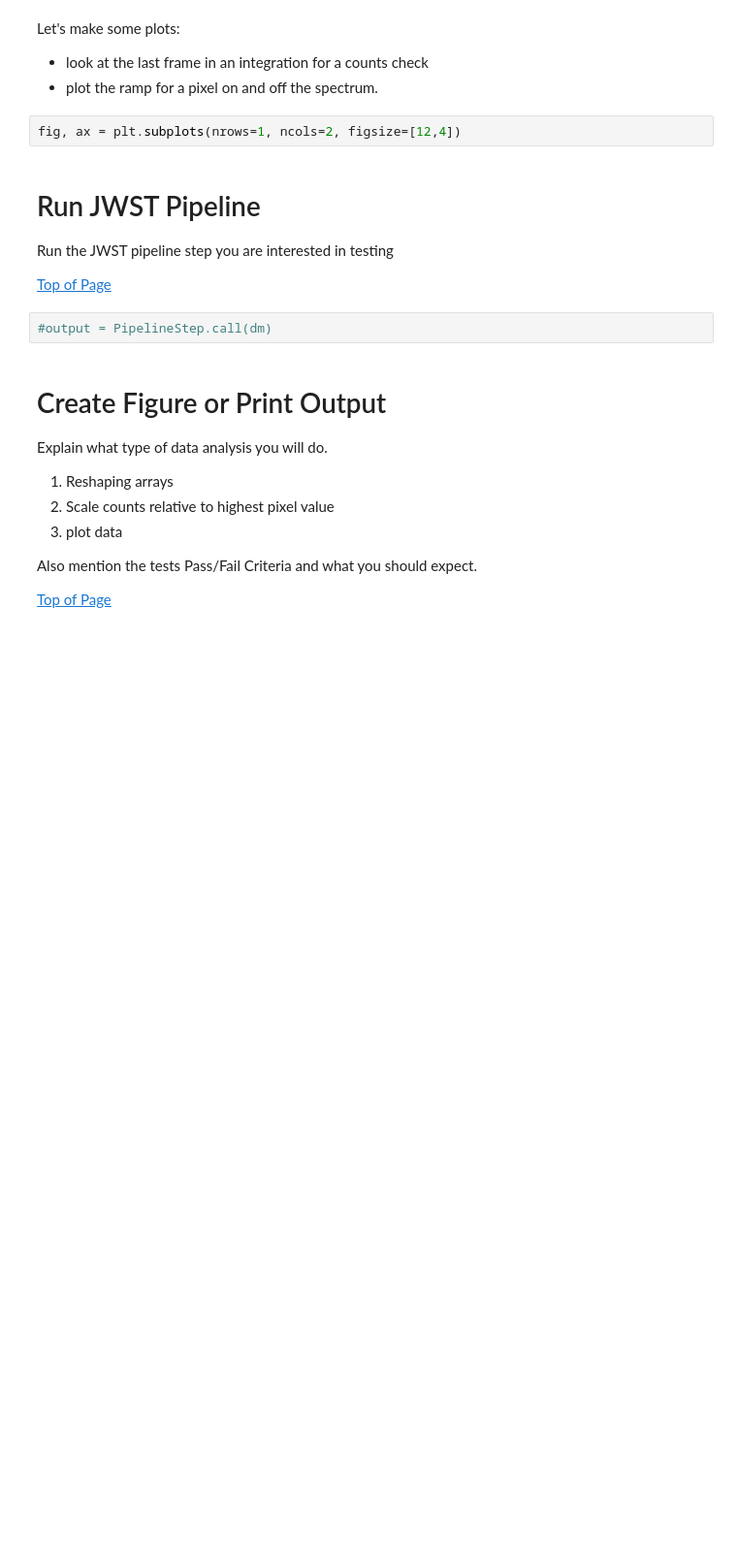
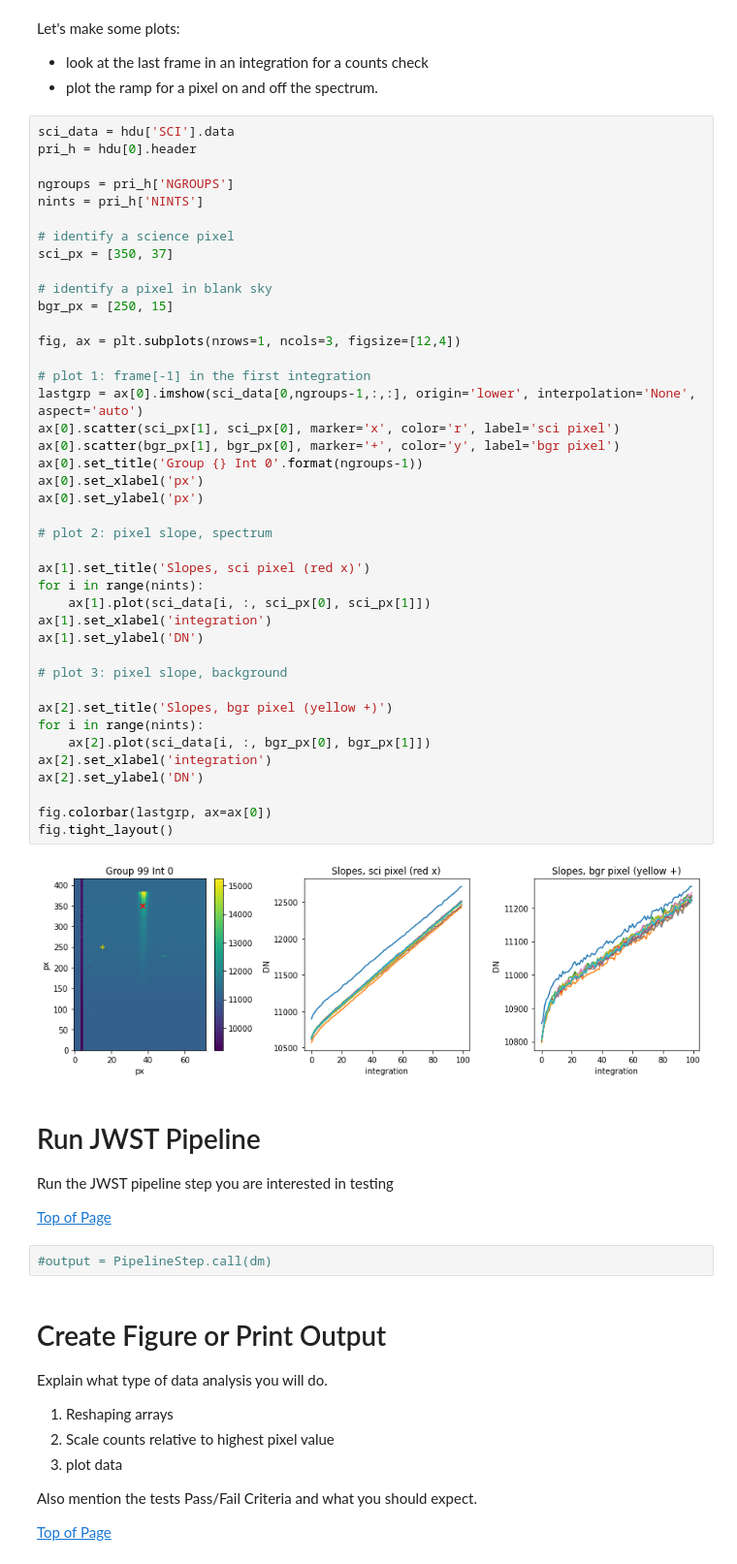
Before and after one commit to spacetelescope/jwst_validation_notebooks, a Jupyter notebook: jwst_validation_notebooks/caldetector1/caldetector1-miri-lrs-tso.ipynb, the cells around one changed output. Shown at 97% size. Saved outputs shown, nothing was run; the diff lists cells and outputs as text; blank space fills up the shorter version.

Commit message:
completed code for initial checks and plots

```diff
--- a/jwst_validation_notebooks/caldetector1/caldetector1-miri-lrs-tso.ipynb
+++ b/jwst_validation_notebooks/caldetector1/caldetector1-miri-lrs-tso.ipynb
@@ -157,8 +158,49 @@ Let's make some plots:
 
 * look at the last frame in an integration for a counts check
 * plot the ramp for a pixel on and off the spectrum.
-# %%
-fig, ax = plt.subplots(nrows=1, ncols=2, figsize=[12,4])
+# %%
+sci_data = hdu['SCI'].data
+pri_h = hdu[0].header
+
+ngroups = pri_h['NGROUPS']
+nints = pri_h['NINTS']
+
+# identify a science pixel
+sci_px = [350, 37]
+
+# identify a pixel in blank sky
+bgr_px = [250, 15]
+
+fig, ax = plt.subplots(nrows=1, ncols=3, figsize=[12,4])
+
+# plot 1: frame[-1] in the first integration
+lastgrp = ax[0].imshow(sci_data[0,ngroups-1,:,:], origin='lower', interpolation='None', aspect='auto')
+ax[0].scatter(sci_px[1], sci_px[0], marker='x', color='r', label='sci pixel')
+ax[0].scatter(bgr_px[1], bgr_px[0], marker='+', color='y', label='bgr pixel')
+ax[0].set_title('Group {} Int 0'.format(ngroups-1))
+ax[0].set_xlabel('px')
+ax[0].set_ylabel('px')
+
+# plot 2: pixel slope, spectrum
+
+ax[1].set_title('Slopes, sci pixel (red x)')
+for i in range(nints):
+    ax[1].plot(sci_data[i, :, sci_px[0], sci_px[1]])
+ax[1].set_xlabel('integration')
+ax[1].set_ylabel('DN')
+
+# plot 3: pixel slope, background
+
+ax[2].set_title('Slopes, bgr pixel (yellow +)')
+for i in range(nints):
+    ax[2].plot(sci_data[i, :, bgr_px[0], bgr_px[1]])
+ax[2].set_xlabel('integration')
+ax[2].set_ylabel('DN')
+
+fig.colorbar(lastgrp, ax=ax[0])
+fig.tight_layout()
+# %% [output]
+[figure, added]
 # %% [markdown]
 <a id="pipeline_ID"></a>
 # Run JWST Pipeline
```
Also changed, not shown: parts of 4 cells of this notebook.
